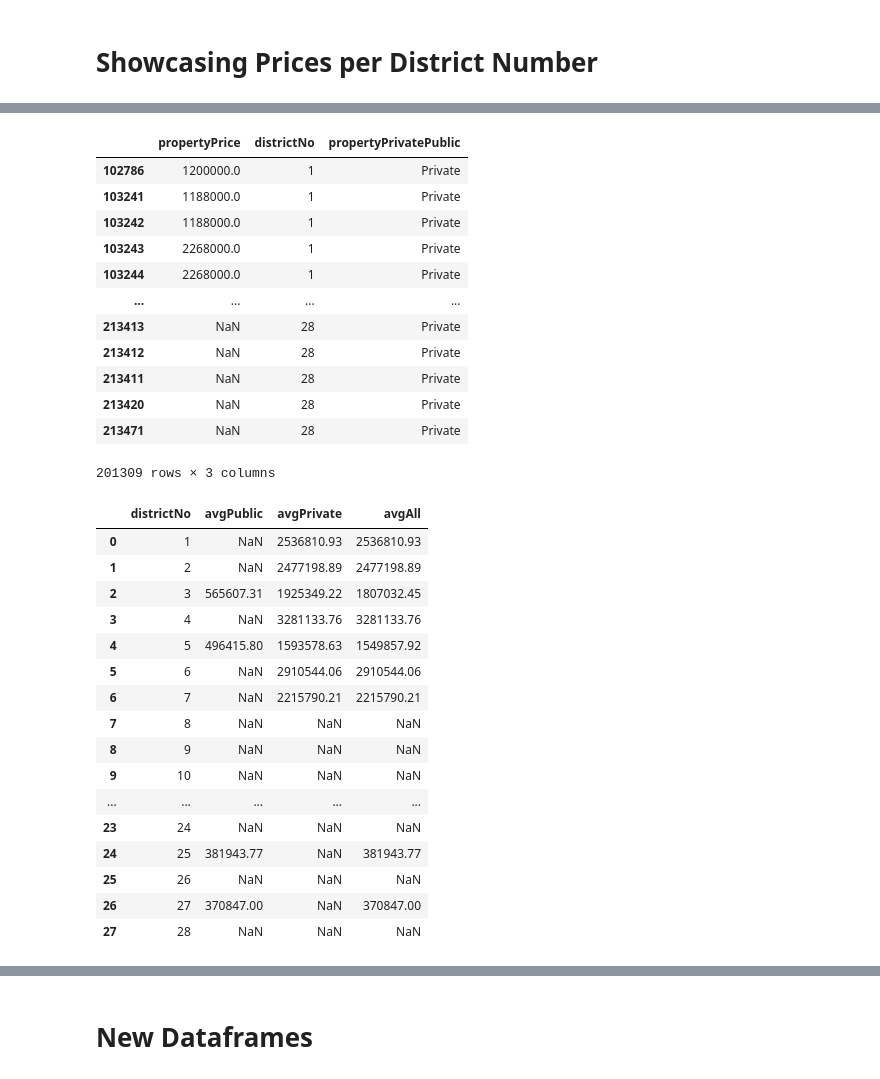
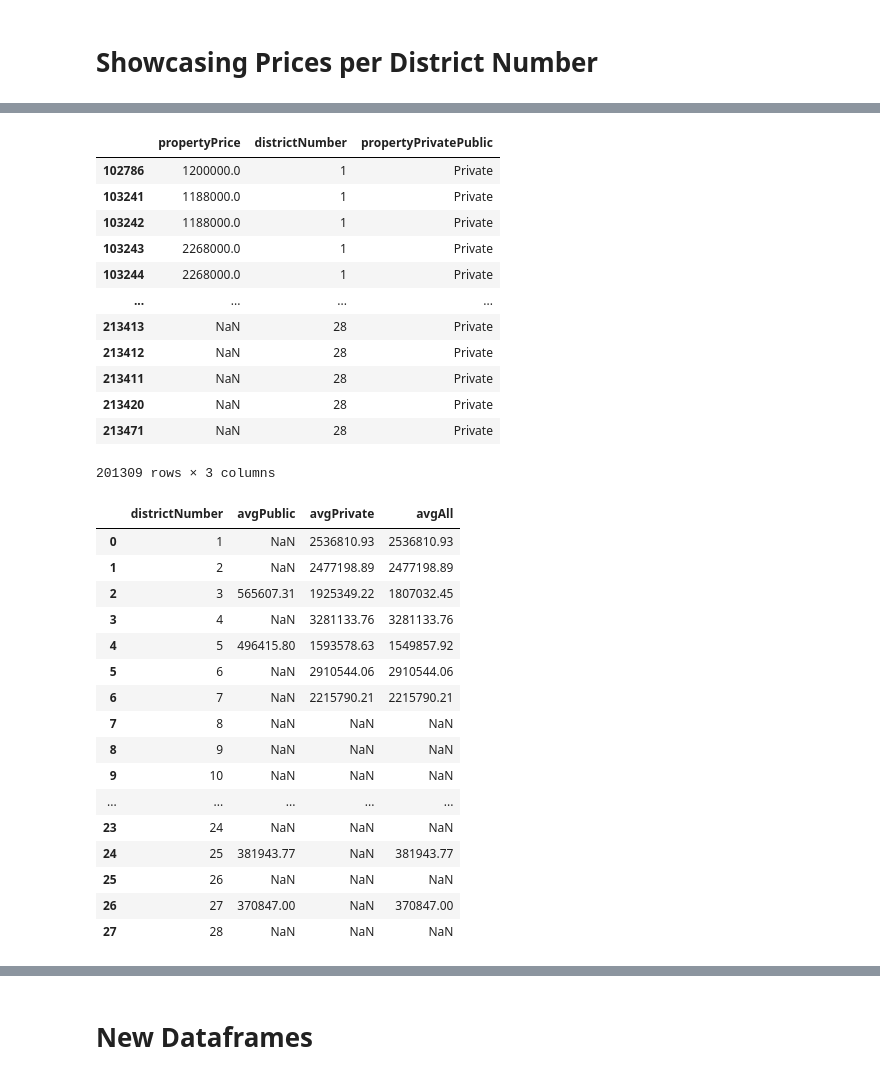
Before and after one commit to Adhvait2000/HomeSearch-Website, a Jupyter notebook: backend/NewDatasets.ipynb, the cells around one changed output, grey strips where cells are left out. Cells and saved outputs as stored; diff of their text form; code cells hidden in the pictures.

```diff
--- a/backend/NewDatasets.ipynb
+++ b/backend/NewDatasets.ipynb
@@ -920,5 +920,7 @@ mainDataset = pd.merge(mainDataset, newUnitsSold, on=['districtNo', 'propertyTyp
 
 #removing all rows that have a value of district 0 as it is irrelevant
 mainDataset = mainDataset[mainDataset['districtNo']!= 0]
+mainDataset = mainDataset.rename(columns={'districtNo': 'districtNumber'})
+
 mainDataset
 # %% [output]
@@ -948,7 +950,7 @@ mainDataset.to_csv('mainDataset.csv', index=False)
 # Showcasing Prices per District Number
 # %%
 # extract columns from mainDataset
-avgPrice = mainDataset[['propertyPrice', 'districtNo', 'propertyPrivatePublic']]
+avgPrice = mainDataset[['propertyPrice', 'districtNumber', 'propertyPrivatePublic']]
 
 # display the new DataFrame
 avgPrice
@@ -968,12 +970,12 @@ avgPrice
 201309 rows × 3 columns
 # %%
 # sort by districtNo
-priceDataset = avgPrice.sort_values('districtNo', ascending=True)
+priceDataset = avgPrice.sort_values('districtNumber', ascending=True)
 
 # display the sorted DataFrame
 priceDataset
 # %% [output]
-|  | propertyPrice | districtNo | propertyPrivatePublic |
+|  | propertyPrice | districtNumber | propertyPrivatePublic |
 | 102786 | 1200000.0 | 1 | Private |
 | 103241 | 1188000.0 | 1 | Private |
 | 103242 | 1188000.0 | 1 | Private |
@@ -995,12 +997,12 @@ priceDataset
 newPrice = pd.DataFrame()
 
 for district in range(1, 29):
-    df = priceDataset[priceDataset['districtNo'] == district]
+    df = priceDataset[priceDataset['districtNumber'] == district]
     public_avg = df[df['propertyPrivatePublic'] == 'Public']['propertyPrice'].mean()
     private_avg = df[df['propertyPrivatePublic'] == 'Private']['propertyPrice'].mean()
     all_avg = df['propertyPrice'].mean()
 
-    new_df = pd.DataFrame({'districtNo': [district],
+    new_df = pd.DataFrame({'districtNumber': [district],
                            'avgPublic': [public_avg],
                            'avgPrivate': [private_avg],
                            'avgAll': [all_avg]})
@@ -1010,7 +1012,7 @@ for district in range(1, 29):
 
 newPrice
 # %% [output]
-|  | districtNo | avgPublic | avgPrivate | avgAll |
+|  | districtNumber | avgPublic | avgPrivate | avgAll |
 | 0 | 1 | NaN | 2536810.93 | 2536810.93 |
 | 1 | 2 | NaN | 2477198.89 | 2477198.89 |
 | 2 | 3 | 565607.31 | 1925349.22 | 1807032.45 |
```
Also changed, not shown: parts of 5 cells of this notebook, 1 other file.
